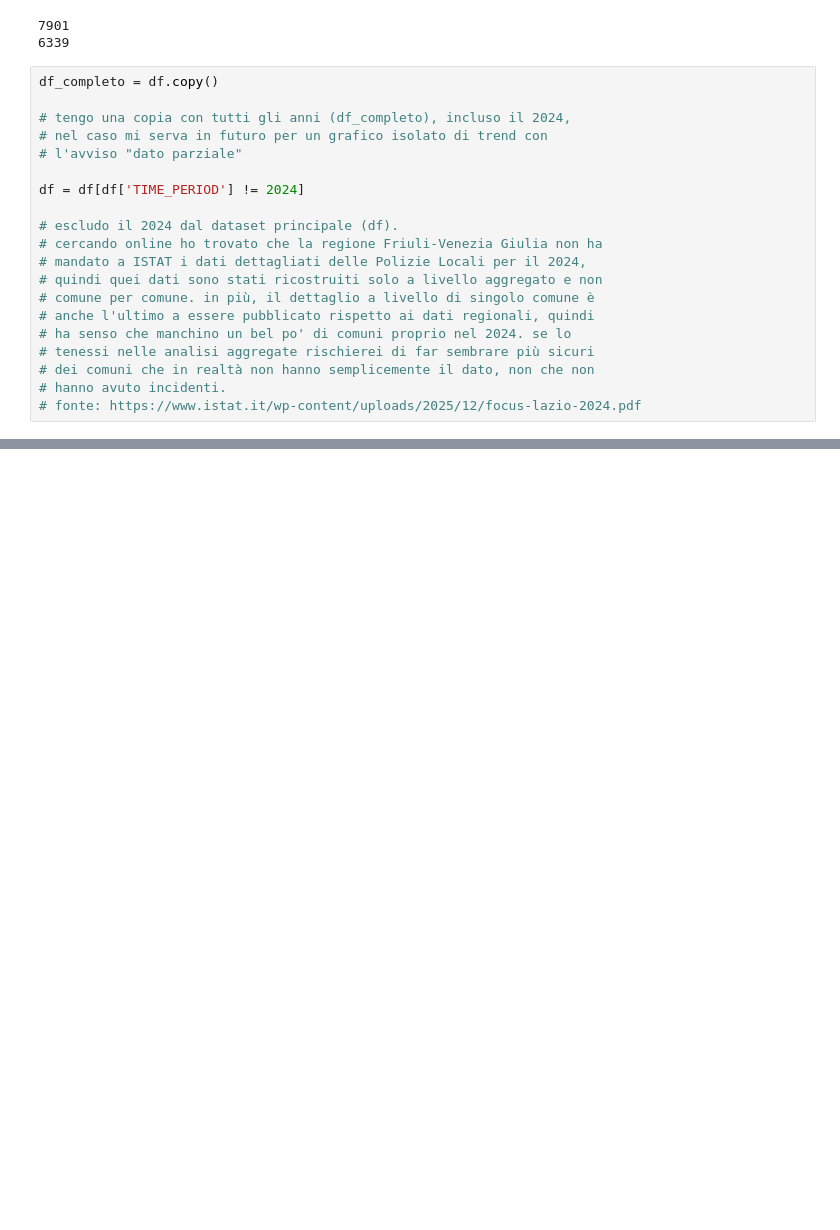
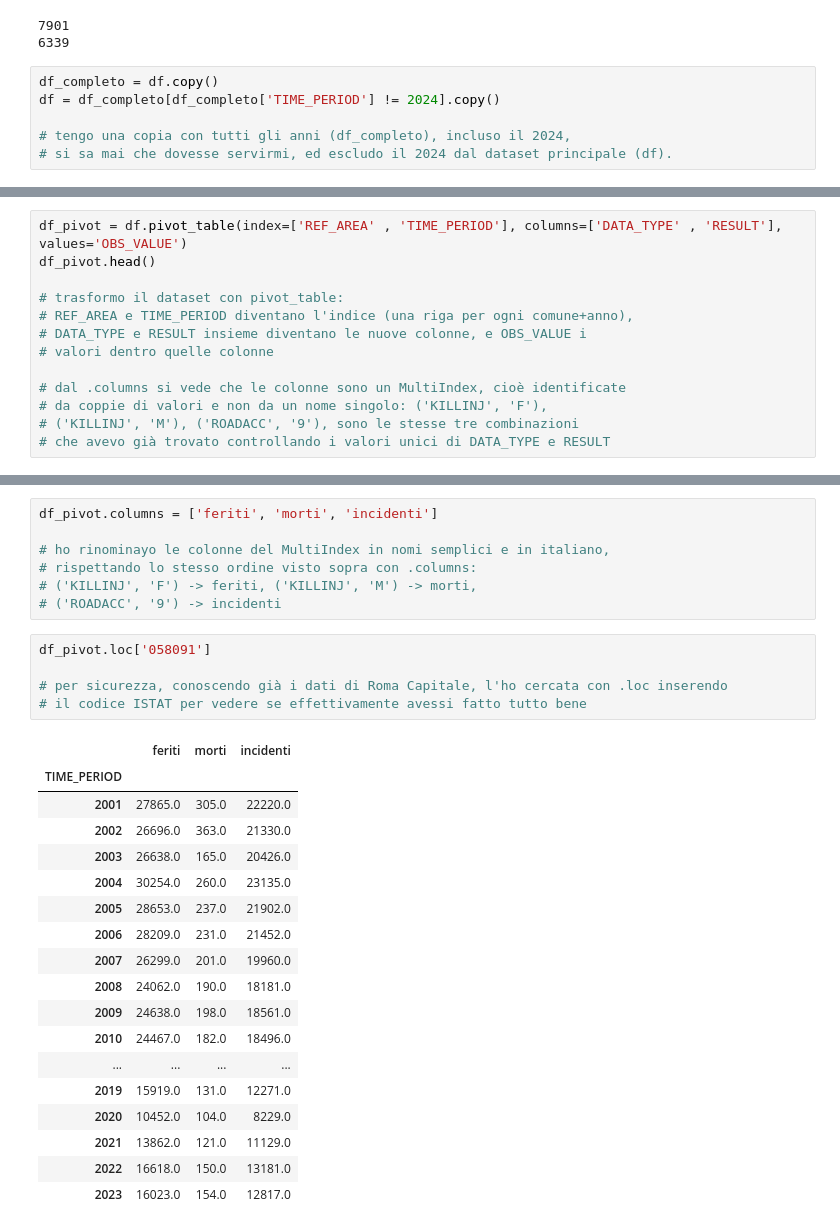
Before and after one commit to LordVessio/boolean-istat-traffic-analysis, a Jupyter notebook: Final Project Nicola Vessio.ipynb, the cells around one changed output, grey strips where cells are left out. Drawn from its saved outputs; the diff is of its cells as text; blank space fills up the shorter version.

```diff
--- a/Final Project Nicola Vessio.ipynb
+++ b/Final Project Nicola Vessio.ipynb
@@ -280,21 +315,7 @@ print(df[df['TIME_PERIOD'] == 2024]['REF_AREA'].nunique())
 6339
 # %%
 df_completo = df.copy()
+df = df_completo[df_completo['TIME_PERIOD'] != 2024].copy()
 
 # tengo una copia con tutti gli anni (df_completo), incluso il 2024,
-# nel caso mi serva in futuro per un grafico isolato di trend con
-# l'avviso "dato parziale"
-
-df = df[df['TIME_PERIOD'] != 2024]
-
-# escludo il 2024 dal dataset principale (df).
-# cercando online ho trovato che la regione Friuli-Venezia Giulia non ha
-# mandato a ISTAT i dati dettagliati delle Polizie Locali per il 2024,
-# quindi quei dati sono stati ricostruiti solo a livello aggregato e non
-# comune per comune. in più, il dettaglio a livello di singolo comune è
-# anche l'ultimo a essere pubblicato rispetto ai dati regionali, quindi
-# ha senso che manchino un bel po' di comuni proprio nel 2024. se lo
-# tenessi nelle analisi aggregate rischierei di far sembrare più sicuri
-# dei comuni che in realtà non hanno semplicemente il dato, non che non
-# hanno avuto incidenti.
-# fonte: https://www.istat.it/wp-content/uploads/2025/12/focus-lazio-2024.pdf
+# si sa mai che dovesse servirmi, ed escludo il 2024 dal dataset principale (df).
@@ -300,0 +324,13 @@ df = df[df['TIME_PERIOD'] != 2024]
+# %%
+df_pivot = df.pivot_table(index=['REF_AREA' , 'TIME_PERIOD'], columns=['DATA_TYPE' , 'RESULT'], values='OBS_VALUE')
+df_pivot.head()
+
+# trasformo il dataset con pivot_table:
+# REF_AREA e TIME_PERIOD diventano l'indice (una riga per ogni comune+anno),
+# DATA_TYPE e RESULT insieme diventano le nuove colonne, e OBS_VALUE i
+# valori dentro quelle colonne
+
+# dal .columns si vede che le colonne sono un MultiIndex, cioè identificate
+# da coppie di valori e non da un nome singolo: ('KILLINJ', 'F'),
+# ('KILLINJ', 'M'), ('ROADACC', '9'), sono le stesse tre combinazioni
+# che avevo già trovato controllando i valori unici di DATA_TYPE e RESULT
@@ -300,0 +346,31 @@ df = df[df['TIME_PERIOD'] != 2024]
+# %%
+df_pivot.columns = ['feriti', 'morti', 'incidenti']
+
+# ho rinominayo le colonne del MultiIndex in nomi semplici e in italiano,
+# rispettando lo stesso ordine visto sopra con .columns:
+# ('KILLINJ', 'F') -> feriti, ('KILLINJ', 'M') -> morti,
+# ('ROADACC', '9') -> incidenti
+# %%
+df_pivot.loc['058091']
+
+# per sicurezza, conoscendo già i dati di Roma Capitale, l'ho cercata con .loc inserendo
+# il codice ISTAT per vedere se effettivamente avessi fatto tutto bene
+# %% [output]
+|  | feriti | morti | incidenti |
+| TIME_PERIOD |  |  |  |
+| 2001 | 27865.0 | 305.0 | 22220.0 |
+| 2002 | 26696.0 | 363.0 | 21330.0 |
+| 2003 | 26638.0 | 165.0 | 20426.0 |
+| 2004 | 30254.0 | 260.0 | 23135.0 |
+| 2005 | 28653.0 | 237.0 | 21902.0 |
+| 2006 | 28209.0 | 231.0 | 21452.0 |
+| 2007 | 26299.0 | 201.0 | 19960.0 |
+| 2008 | 24062.0 | 190.0 | 18181.0 |
+| 2009 | 24638.0 | 198.0 | 18561.0 |
+| 2010 | 24467.0 | 182.0 | 18496.0 |
+| ... | ... | ... | ... |
+| 2019 | 15919.0 | 131.0 | 12271.0 |
+| 2020 | 10452.0 | 104.0 | 8229.0 |
+| 2021 | 13862.0 | 121.0 | 11129.0 |
+| 2022 | 16618.0 | 150.0 | 13181.0 |
+| 2023 | 16023.0 | 154.0 | 12817.0 |
```
Also changed, not shown: parts of 22 cells of this notebook, 2 other files.
